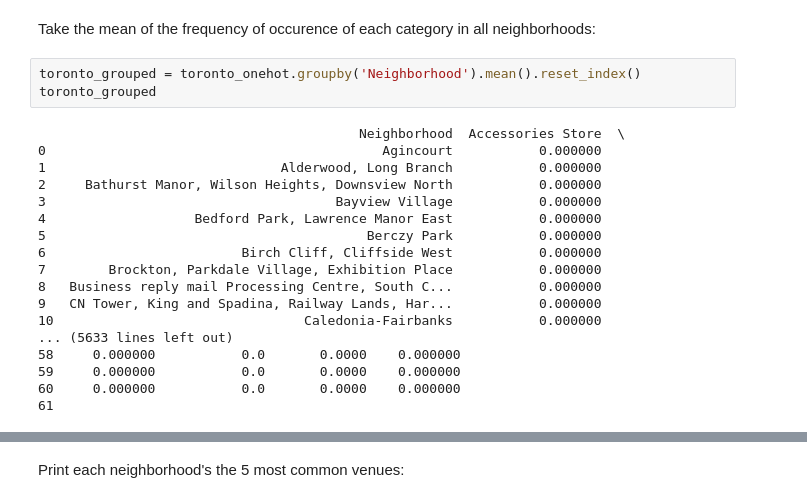
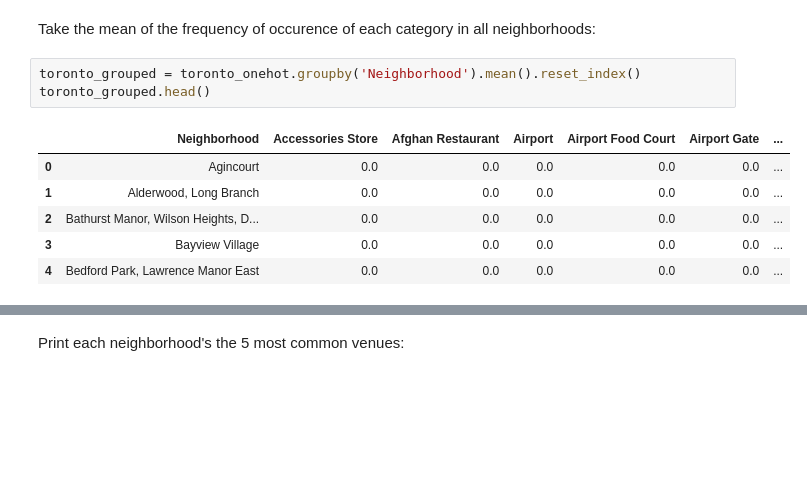
Before and after one commit to ranared/Coursera_Capstone, a Jupyter notebook: Clustering_Neighborhoods_in_Toronto.ipynb, the cells around one changed output, grey strips where cells are left out. Drawn from its saved outputs; the diff is of its cells as text; blank space fills up the shorter version.

Commit message:
Update Clustering Neighborhoods notebook

```diff
--- a/Clustering_Neighborhoods_in_Toronto.ipynb
+++ b/Clustering_Neighborhoods_in_Toronto.ipynb
@@ -449,25 +345,14 @@ toronto_onehot.shape
 Take the mean of the frequency of occurence of each category in all neighborhoods:
 # %%
 toronto_grouped = toronto_onehot.groupby('Neighborhood').mean().reset_index()
-toronto_grouped
+toronto_grouped.head()
 # %% [output]
-                                         Neighborhood  Accessories Store  \
-0                                           Agincourt           0.000000
-1                              Alderwood, Long Branch           0.000000
-2     Bathurst Manor, Wilson Heights, Downsview North           0.000000
-3                                     Bayview Village           0.000000
-4                   Bedford Park, Lawrence Manor East           0.000000
-5                                         Berczy Park           0.000000
-6                         Birch Cliff, Cliffside West           0.000000
-7        Brockton, Parkdale Village, Exhibition Place           0.000000
-8   Business reply mail Processing Centre, South C...           0.000000
-9   CN Tower, King and Spadina, Railway Lands, Har...           0.000000
-10                                Caledonia-Fairbanks           0.000000
-... (5633 lines left out)
-58     0.000000           0.0       0.0000    0.000000
-59     0.000000           0.0       0.0000    0.000000
-60     0.000000           0.0       0.0000    0.000000
-61
+|  | Neighborhood | Accessories Store | Afghan Restaurant | Airport | Airport Food Court | Airport Gate | ... |
+| 0 | Agincourt | 0.0 | 0.0 | 0.0 | 0.0 | 0.0 | ... |
+| 1 | Alderwood, Long Branch | 0.0 | 0.0 | 0.0 | 0.0 | 0.0 | ... |
+| 2 | Bathurst Manor, Wilson Heights, D... | 0.0 | 0.0 | 0.0 | 0.0 | 0.0 | ... |
+| 3 | Bayview Village | 0.0 | 0.0 | 0.0 | 0.0 | 0.0 | ... |
+| 4 | Bedford Park, Lawrence Manor East | 0.0 | 0.0 | 0.0 | 0.0 | 0.0 | ... |
 # %%
 toronto_grouped.shape
 # %% [output]
```
Also changed, not shown: parts of 26 cells of this notebook, 1 other file.
